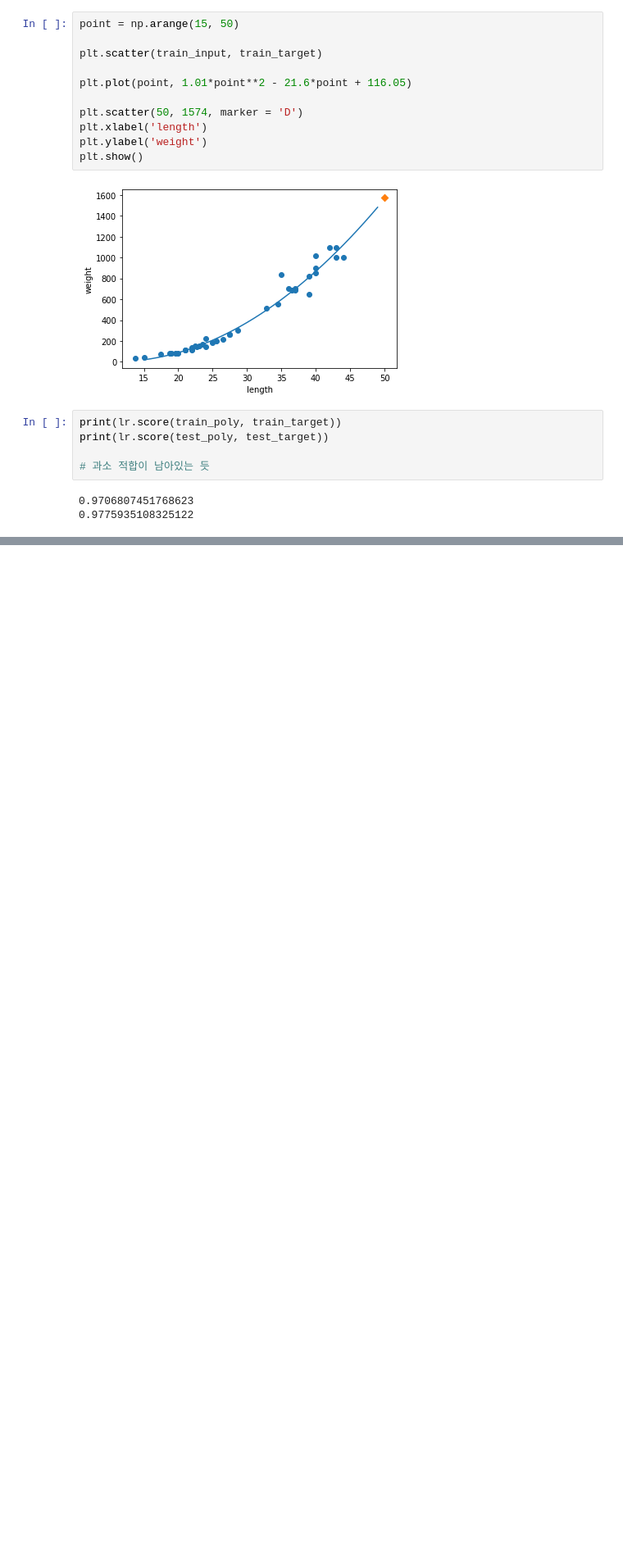
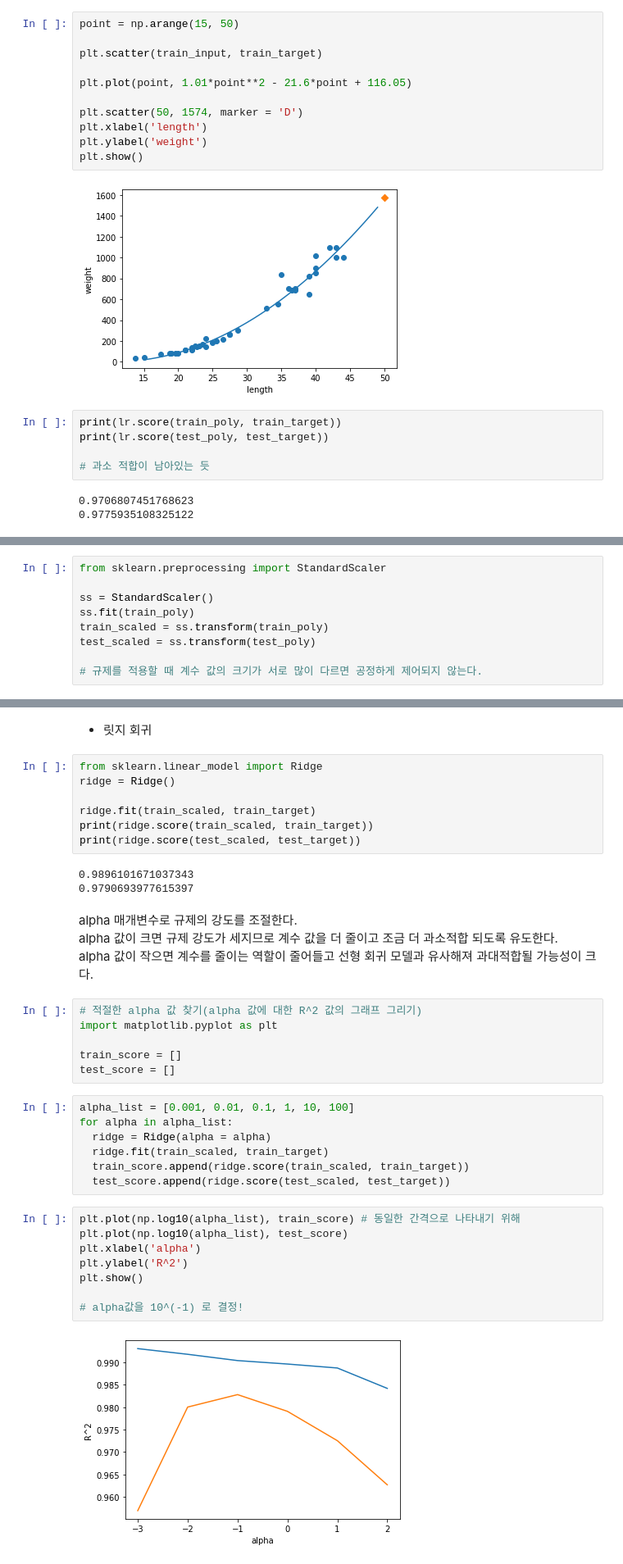
Before and after one commit to sum-k/Machine_Learning, a Jupyter notebook: Chapter 3 연습코드.ipynb, the cells around one changed output, grey strips where cells are left out. Shown at 82% size. Saved outputs shown, nothing was run; the diff lists cells and outputs as text; blank space fills up the shorter version.

```diff
--- a/Chapter 3 연습코드.ipynb
+++ b/Chapter 3 연습코드.ipynb
@@ -274,0 +378,9 @@ print(lr.score(test_poly, test_target))
+# %%
+from sklearn.preprocessing import StandardScaler
+
+ss = StandardScaler()
+ss.fit(train_poly)
+train_scaled = ss.transform(train_poly)
+test_scaled = ss.transform(test_poly)
+
+# 규제를 적용할 때 계수 값의 크기가 서로 많이 다르면 공정하게 제어되지 않는다.
@@ -274,0 +391,39 @@ print(lr.score(test_poly, test_target))
+# %% [markdown]
+* 릿지 회귀
+# %%
+from sklearn.linear_model import Ridge
+ridge = Ridge()
+
+ridge.fit(train_scaled, train_target)
+print(ridge.score(train_scaled, train_target))
+print(ridge.score(test_scaled, test_target))
+# %% [output]
+0.9896101671037343
+0.9790693977615397
+# %% [markdown]
+alpha 매개변수로 규제의 강도를 조절한다.
+alpha 값이 크면 규제 강도가 세지므로 계수 값을 더 줄이고 조금 더 과소적합 되도록 유도한다.
+alpha 값이 작으면 계수를 줄이는 역할이 줄어들고 선형 회귀 모델과 유사해져 과대적합될 가능성이 크다.
+# %%
+# 적절한 alpha 값 찾기(alpha 값에 대한 R^2 값의 그래프 그리기)
+import matplotlib.pyplot as plt
+
+train_score = []
+test_score = []
+# %%
+alpha_list = [0.001, 0.01, 0.1, 1, 10, 100]
+for alpha in alpha_list:
+  ridge = Ridge(alpha = alpha)
+  ridge.fit(train_scaled, train_target)
+  train_score.append(ridge.score(train_scaled, train_target))
+  test_score.append(ridge.score(test_scaled, test_target))
+# %%
+plt.plot(np.log10(alpha_list), train_score) # 동일한 간격으로 나타내기 위해
+plt.plot(np.log10(alpha_list), test_score)
+plt.xlabel('alpha')
+plt.ylabel('R^2')
+plt.show()
+
+# alpha값을 10^(-1) 로 결정!
+# %% [output]
+[figure, added]
```
Also changed, not shown: parts of 25 cells of this notebook.
